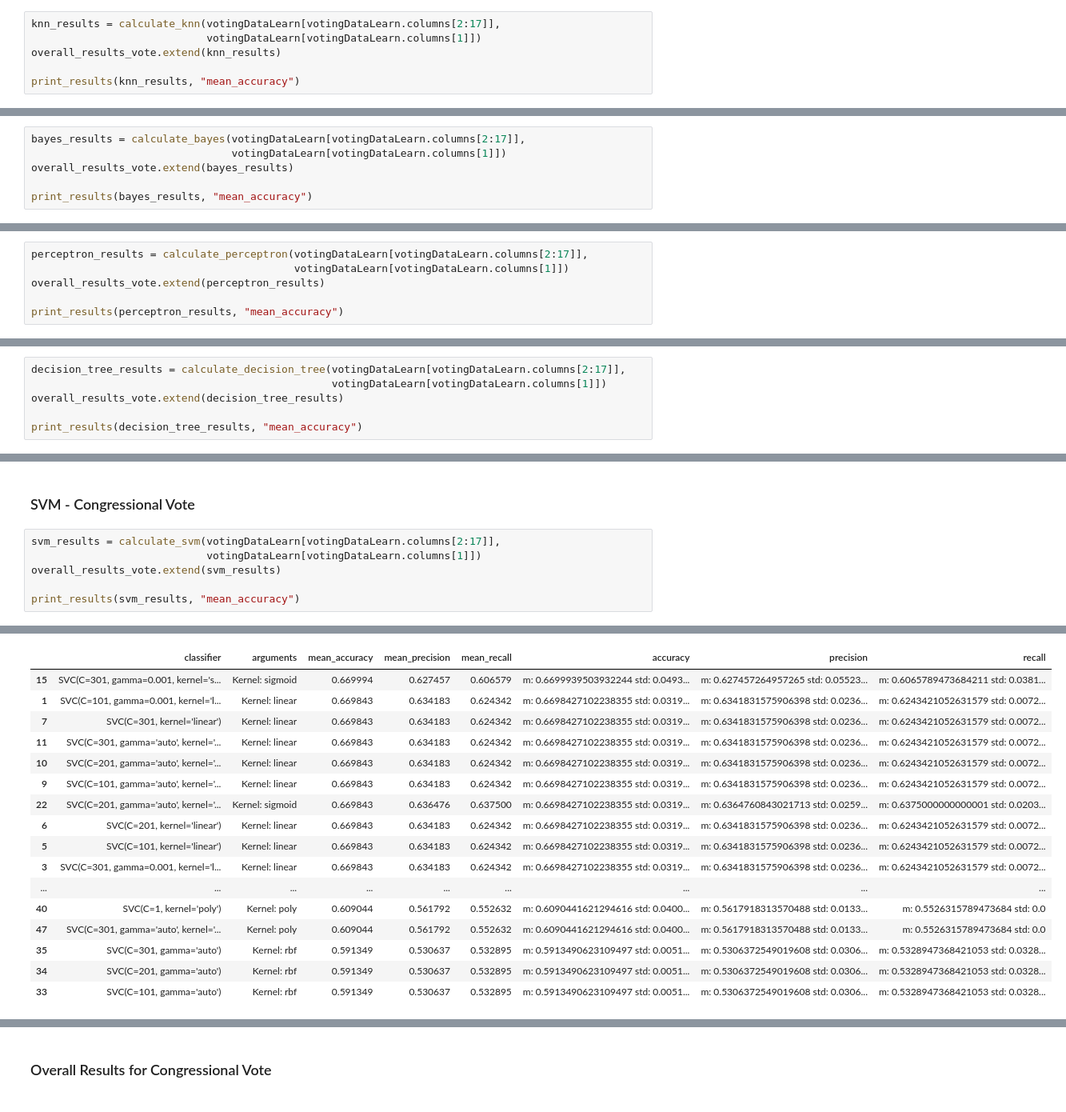
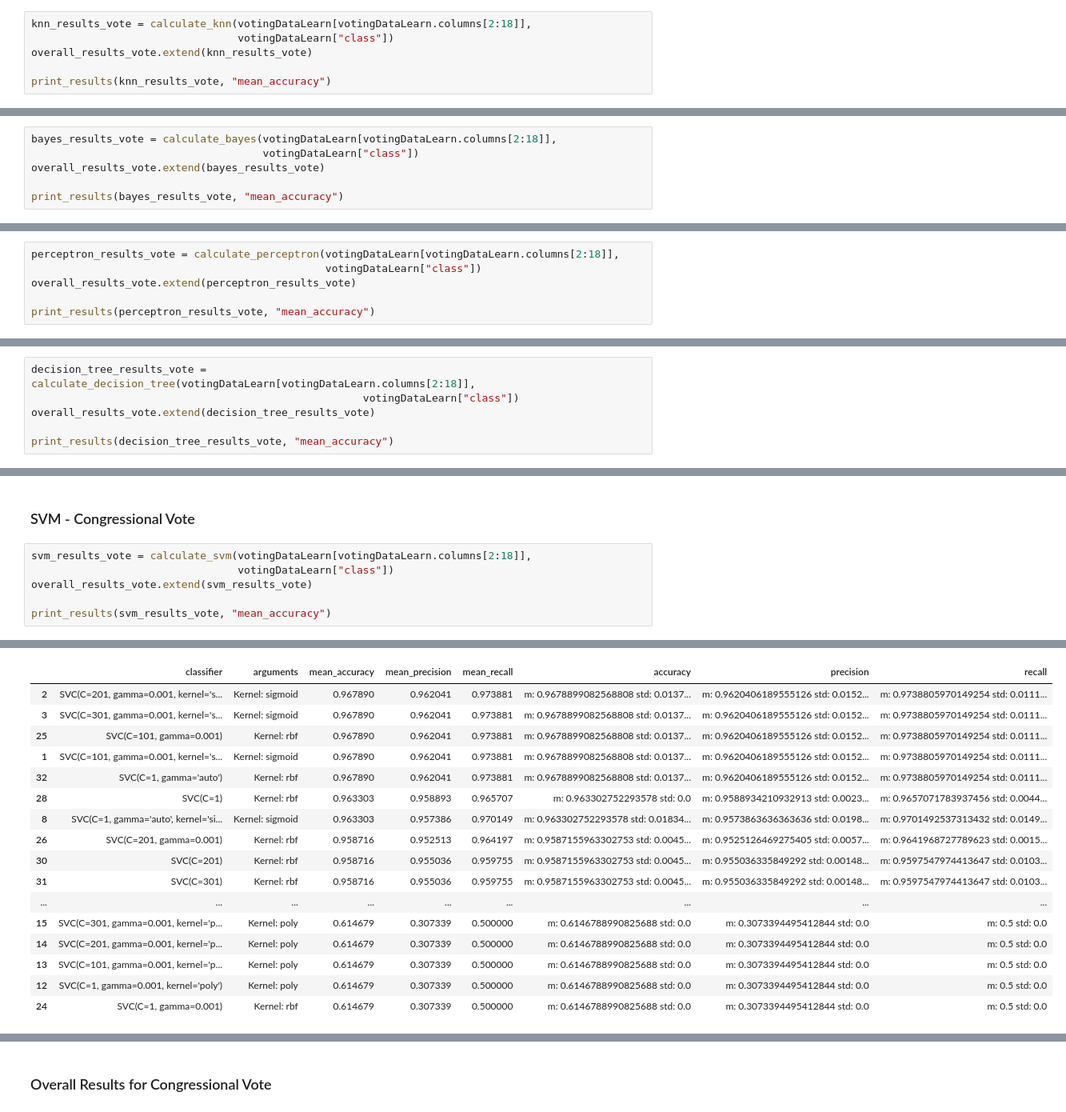
Before and after one commit to kocmana/tw_mle_exercise3, a Jupyter notebook: tw_mle_exercise3.ipynb, the cells around one changed output, grey strips where cells are left out. Shown: that part at 80% size. Drawn from its saved outputs; the diff is of its cells as text.

```diff
--- a/tw_mle_exercise3.ipynb
+++ b/tw_mle_exercise3.ipynb
@@ -295,11 +339,11 @@ X_train, X_test, y_train, y_test = train_test_split(votingDataLearn[votingDataLe
 # %% [markdown]
 ### k-NN - Congressional Vote
 # %%
-knn_results = calculate_knn(votingDataLearn[votingDataLearn.columns[2:17]],
-                            votingDataLearn[votingDataLearn.columns[1]])
-overall_results_vote.extend(knn_results)
+knn_results_vote = calculate_knn(votingDataLearn[votingDataLearn.columns[2:18]],
+                                 votingDataLearn["class"])
+overall_results_vote.extend(knn_results_vote)
 
-print_results(knn_results, "mean_accuracy")
+print_results(knn_results_vote, "mean_accuracy")
 # %% [output]
 'Results'
 |  | classifier | arguments | mean_accuracy | mean_precision | mean_recall | accuracy | precision | recall |
@@ -324,11 +368,11 @@ Name: 7, dtype: object
 # %% [markdown]
 ### Bayes - Congressional Vote
 # %%
-bayes_results = calculate_bayes(votingDataLearn[votingDataLearn.columns[2:17]],
-                                votingDataLearn[votingDataLearn.columns[1]])
-overall_results_vote.extend(bayes_results)
+bayes_results_vote = calculate_bayes(votingDataLearn[votingDataLearn.columns[2:18]],
+                                     votingDataLearn["class"])
+overall_results_vote.extend(bayes_results_vote)
 
-print_results(bayes_results, "mean_accuracy")
+print_results(bayes_results_vote, "mean_accuracy")
 # %% [output]
 'Results'
 |  | classifier | arguments | mean_accuracy | mean_precision | mean_recall | accuracy | precision | recall |
@@ -354,11 +393,11 @@ Name: 5, dtype: object
 # %% [markdown]
 ### Perceptron - Congressional Vote
 # %%
-perceptron_results = calculate_perceptron(votingDataLearn[votingDataLearn.columns[2:17]],
-                                          votingDataLearn[votingDataLearn.columns[1]])
-overall_results_vote.extend(perceptron_results)
+perceptron_results_vote = calculate_perceptron(votingDataLearn[votingDataLearn.columns[2:18]],
+                                               votingDataLearn["class"])
+overall_results_vote.extend(perceptron_results_vote)
 
-print_results(perceptron_results, "mean_accuracy")
+print_results(perceptron_results_vote, "mean_accuracy")
 # %% [output]
 'Results'
 |  | classifier | arguments | mean_accuracy | mean_precision | mean_recall | accuracy | precision | recall |
@@ -375,11 +414,11 @@ Name: 0, dtype: object
 # %% [markdown]
 ### Decision Tree - Congressional Vote
 # %%
-decision_tree_results = calculate_decision_tree(votingDataLearn[votingDataLearn.columns[2:17]],
-                                                votingDataLearn[votingDataLearn.columns[1]])
-overall_results_vote.extend(decision_tree_results)
+decision_tree_results_vote = calculate_decision_tree(votingDataLearn[votingDataLearn.columns[2:18]],
+                                                     votingDataLearn["class"])
+overall_results_vote.extend(decision_tree_results_vote)
 
-print_results(decision_tree_results, "mean_accuracy")
+print_results(decision_tree_results_vote, "mean_accuracy")
 # %% [output]
 'Results'
 |  | classifier | arguments | mean_accuracy | mean_precision | mean_recall | accuracy | precision | recall |
@@ -411,27 +450,27 @@ Name: 0, dtype: object
 # %% [markdown]
 ### SVM - Congressional Vote
 # %%
-svm_results = calculate_svm(votingDataLearn[votingDataLearn.columns[2:17]],
-                            votingDataLearn[votingDataLearn.columns[1]])
-overall_results_vote.extend(svm_results)
+svm_results_vote = calculate_svm(votingDataLearn[votingDataLearn.columns[2:18]],
+                                 votingDataLearn["class"])
+overall_results_vote.extend(svm_results_vote)
 
-print_results(svm_results, "mean_accuracy")
+print_results(svm_results_vote, "mean_accuracy")
 # %% [output]
 'Results'
 |  | classifier | arguments | mean_accuracy | mean_precision | mean_recall | accuracy | precision | recall |
-| 15 | SVC(C=301, gamma=0.001, kernel='s... | Kernel: sigmoid | 0.669994 | 0.627457 | 0.606579 | m: 0.6699939503932244 std: 0.0493... | m: 0.627457264957265 std: 0.05523... | m: 0.6065789473684211 std: 0.0381... |
-| 1 | SVC(C=101, gamma=0.001, kernel='l... | Kernel: linear | 0.669843 | 0.634183 | 0.624342 | m: 0.6698427102238355 std: 0.0319... | m: 0.6341831575906398 std: 0.0236... | m: 0.6243421052631579 std: 0.0072... |
-| 7 | SVC(C=301, kernel='linear') | Kernel: linear | 0.669843 | 0.634183 | 0.624342 | m: 0.6698427102238355 std: 0.0319... | m: 0.6341831575906398 std: 0.0236... | m: 0.6243421052631579 std: 0.0072... |
-| 11 | SVC(C=301, gamma='auto', kernel='... | Kernel: linear | 0.669843 | 0.634183 | 0.624342 | m: 0.6698427102238355 std: 0.0319... | m: 0.6341831575906398 std: 0.0236... | m: 0.6243421052631579 std: 0.0072... |
-| 10 | SVC(C=201, gamma='auto', kernel='... | Kernel: linear | 0.669843 | 0.634183 | 0.624342 | m: 0.6698427102238355 std: 0.0319... | m: 0.6341831575906398 std: 0.0236... | m: 0.6243421052631579 std: 0.0072... |
-| 9 | SVC(C=101, gamma='auto', kernel='... | Kernel: linear | 0.669843 | 0.634183 | 0.624342 | m: 0.6698427102238355 std: 0.0319... | m: 0.6341831575906398 std: 0.0236... | m: 0.6243421052631579 std: 0.0072... |
-| 22 | SVC(C=201, gamma='auto', kernel='... | Kernel: sigmoid | 0.669843 | 0.636476 | 0.637500 | m: 0.6698427102238355 std: 0.0319... | m: 0.6364760843021713 std: 0.0259... | m: 0.6375000000000001 std: 0.0203... |
-| 6 | SVC(C=201, kernel='linear') | Kernel: linear | 0.669843 | 0.634183 | 0.624342 | m: 0.6698427102238355 std: 0.0319... | m: 0.6341831575906398 std: 0.0236... | m: 0.6243421052631579 std: 0.0072... |
-| 5 | SVC(C=101, kernel='linear') | Kernel: linear | 0.669843 | 0.634183 | 0.624342 | m: 0.6698427102238355 std: 0.0319... | m: 0.6341831575906398 std: 0.0236... | m: 0.6243421052631579 std: 0.0072... |
-| 3 | SVC(C=301, gamma=0.001, kernel='l... | Kernel: linear | 0.669843 | 0.634183 | 0.624342 | m: 0.6698427102238355 std: 0.0319... | m: 0.6341831575906398 std: 0.0236... | m: 0.6243421052631579 std: 0.0072... |
+| 2 | SVC(C=201, gamma=0.001, kernel='s... | Kernel: sigmoid | 0.967890 | 0.962041 | 0.973881 | m: 0.9678899082568808 std: 0.0137... | m: 0.9620406189555126 std: 0.0152... | m: 0.9738805970149254 std: 0.0111... |
+| 3 | SVC(C=301, gamma=0.001, kernel='s... | Kernel: sigmoid | 0.967890 | 0.962041 | 0.973881 | m: 0.9678899082568808 std: 0.0137... | m: 0.9620406189555126 std: 0.0152... | m: 0.9738805970149254 std: 0.0111... |
+| 25 | SVC(C=101, gamma=0.001) | Kernel: rbf | 0.967890 | 0.962041 | 0.973881 | m: 0.9678899082568808 std: 0.0137... | m: 0.9620406189555126 std: 0.0152... | m: 0.9738805970149254 std: 0.0111... |
+| 1 | SVC(C=101, gamma=0.001, kernel='s... | Kernel: sigmoid | 0.967890 | 0.962041 | 0.973881 | m: 0.9678899082568808 std: 0.0137... | m: 0.9620406189555126 std: 0.0152... | m: 0.9738805970149254 std: 0.0111... |
+| 32 | SVC(C=1, gamma='auto') | Kernel: rbf | 0.967890 | 0.962041 | 0.973881 | m: 0.9678899082568808 std: 0.0137... | m: 0.9620406189555126 std: 0.0152... | m: 0.9738805970149254 std: 0.0111... |
+| 28 | SVC(C=1) | Kernel: rbf | 0.963303 | 0.958893 | 0.965707 | m: 0.963302752293578 std: 0.0 | m: 0.9588934210932913 std: 0.0023... | m: 0.9657071783937456 std: 0.0044... |
+| 8 | SVC(C=1, gamma='auto', kernel='si... | Kernel: sigmoid | 0.963303 | 0.957386 | 0.970149 | m: 0.963302752293578 std: 0.01834... | m: 0.9573863636363636 std: 0.0198... | m: 0.9701492537313432 std: 0.0149... |
+| 26 | SVC(C=201, gamma=0.001) | Kernel: rbf | 0.958716 | 0.952513 | 0.964197 | m: 0.9587155963302753 std: 0.0045... | m: 0.9525126469275405 std: 0.0057... | m: 0.9641968727789623 std: 0.0015... |
+| 30 | SVC(C=201) | Kernel: rbf | 0.958716 | 0.955036 | 0.959755 | m: 0.9587155963302753 std: 0.0045... | m: 0.955036335849292 std: 0.00148... | m: 0.9597547974413647 std: 0.0103... |
+| 31 | SVC(C=301) | Kernel: rbf | 0.958716 | 0.955036 | 0.959755 | m: 0.9587155963302753 std: 0.0045... | m: 0.955036335849292 std: 0.00148... | m: 0.9597547974413647 std: 0.0103... |
 | ... | ... | ... | ... | ... | ... | ... | ... | ... |
-| 40 | SVC(C=1, kernel='poly') | Kernel: poly | 0.609044 | 0.561792 | 0.552632 | m: 0.6090441621294616 std: 0.0400... | m: 0.5617918313570488 std: 0.0133... | m: 0.5526315789473684 std: 0.0 |
-| 47 | SVC(C=301, gamma='auto', kernel='... | Kernel: poly | 0.609044 | 0.561792 | 0.552632 | m: 0.6090441621294616 std: 0.0400... | m: 0.5617918313570488 std: 0.0133... | m: 0.5526315789473684 std: 0.0 |
-| 35 | SVC(C=301, gamma='auto') | Kernel: rbf | 0.591349 | 0.530637 | 0.532895 | m: 0.5913490623109497 std: 0.0051... | m: 0.5306372549019608 std: 0.0306... | m: 0.5328947368421053 std: 0.0328... |
-| 34 | SVC(C=201, gamma='auto') | Kernel: rbf | 0.591349 | 0.530637 | 0.532895 | m: 0.5913490623109497 std: 0.0051... | m: 0.5306372549019608 std: 0.0306... | m: 0.5328947368421053 std: 0.0328... |
-| 33 | SVC(C=101, gamma='auto') | Kernel: rbf | 0.591349 | 0.530637 | 0.532895 | m: 0.5913490623109497 std: 0.0051... | m: 0.5306372549019608 std: 0.0306... | m: 0.5328947368421053 std: 0.0328... |
+| 15 | SVC(C=301, gamma=0.001, kernel='p... | Kernel: poly | 0.614679 | 0.307339 | 0.500000 | m: 0.6146788990825688 std: 0.0 | m: 0.3073394495412844 std: 0.0 | m: 0.5 std: 0.0 |
+| 14 | SVC(C=201, gamma=0.001, kernel='p... | Kernel: poly | 0.614679 | 0.307339 | 0.500000 | m: 0.6146788990825688 std: 0.0 | m: 0.3073394495412844 std: 0.0 | m: 0.5 std: 0.0 |
+| 13 | SVC(C=101, gamma=0.001, kernel='p... | Kernel: poly | 0.614679 | 0.307339 | 0.500000 | m: 0.6146788990825688 std: 0.0 | m: 0.3073394495412844 std: 0.0 | m: 0.5 std: 0.0 |
+| 12 | SVC(C=1, gamma=0.001, kernel='poly') | Kernel: poly | 0.614679 | 0.307339 | 0.500000 | m: 0.6146788990825688 std: 0.0 | m: 0.3073394495412844 std: 0.0 | m: 0.5 std: 0.0 |
+| 24 | SVC(C=1, gamma=0.001) | Kernel: rbf | 0.614679 | 0.307339 | 0.500000 | m: 0.6146788990825688 std: 0.0 | m: 0.3073394495412844 std: 0.0 | m: 0.5 std: 0.0 |
```
Also changed, not shown: parts of 19 cells of this notebook, 2 other files.
